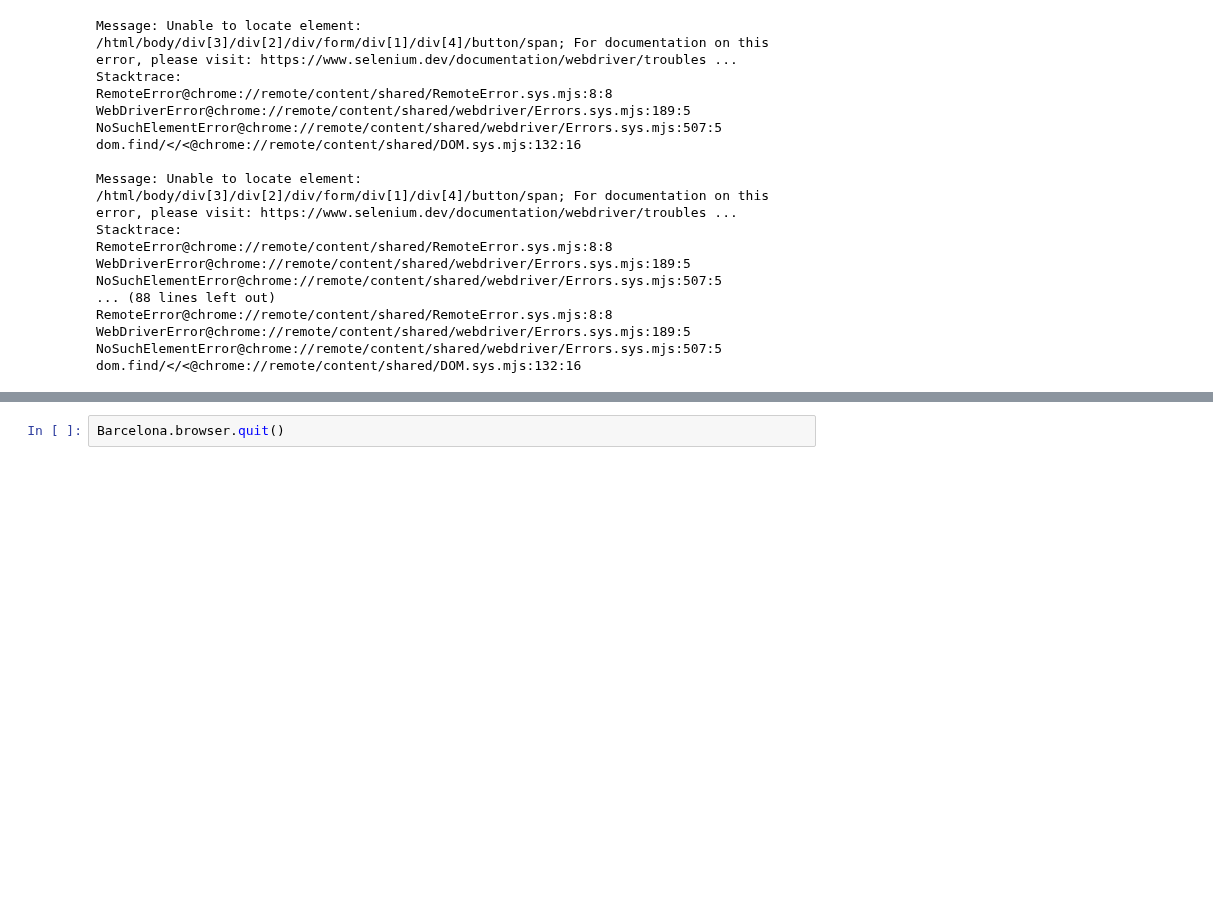
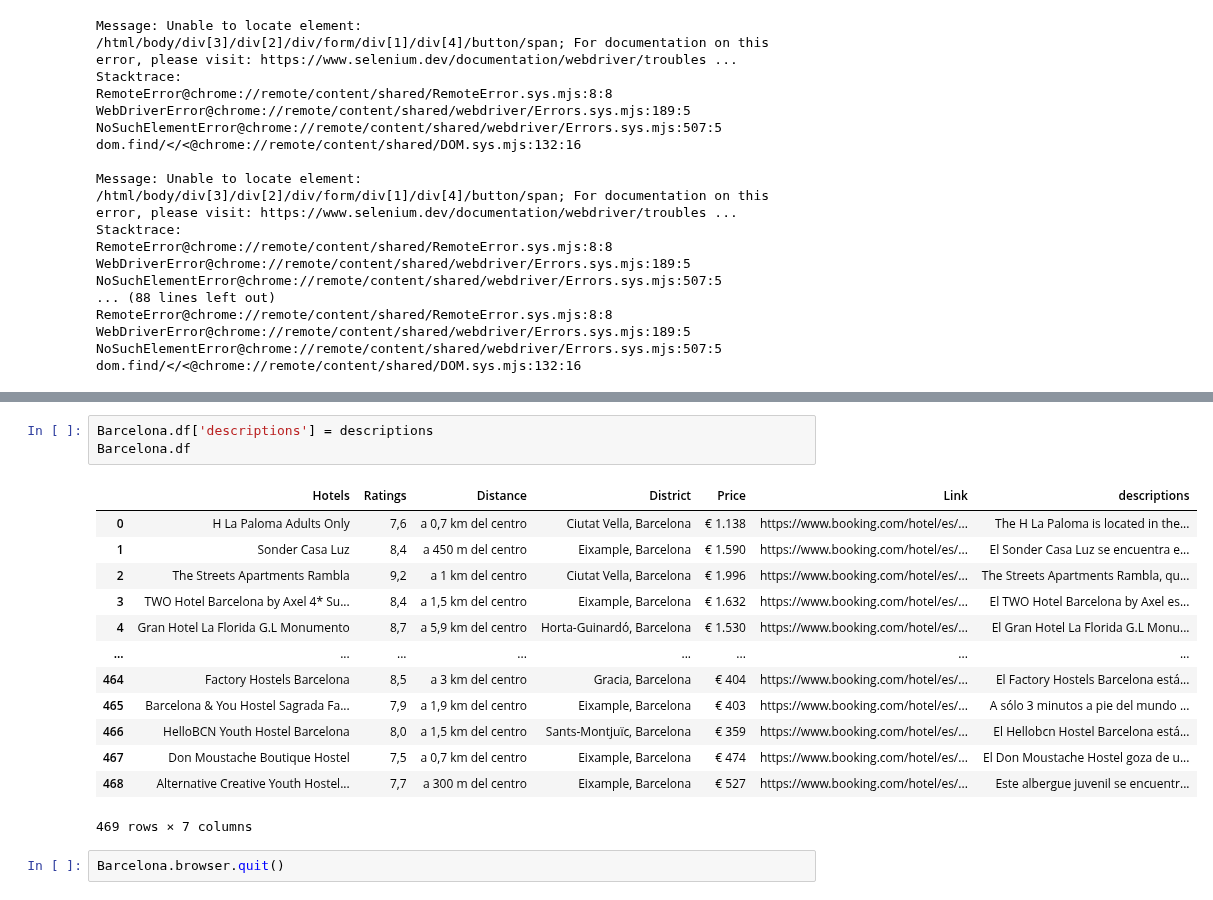
Before and after one commit to mgallon235/Bookings, a Jupyter notebook: mikel_folder/mikel_draft.ipynb, the cells around one changed output, grey strips where cells are left out. Saved outputs shown, nothing was run; the diff lists cells and outputs as text; blank space fills up the shorter version.

```diff
--- a/mikel_folder/mikel_draft.ipynb
+++ b/mikel_folder/mikel_draft.ipynb
@@ -109,2 +109,19 @@ df_pd[0:50]
+# %%
+Barcelona.df['descriptions'] = descriptions
+Barcelona.df
+# %% [output]
+|  | Hotels | Ratings | Distance | District | Price | Link | descriptions |
+| 0 | H La Paloma Adults Only | 7,6 | a 0,7 km del centro | Ciutat Vella, Barcelona | € 1.138 | https://www.booking.com/hotel/es/... | The H La Paloma is located in the... |
+| 1 | Sonder Casa Luz | 8,4 | a 450 m del centro | Eixample, Barcelona | € 1.590 | https://www.booking.com/hotel/es/... | El Sonder Casa Luz se encuentra e... |
+| 2 | The Streets Apartments Rambla | 9,2 | a 1 km del centro | Ciutat Vella, Barcelona | € 1.996 | https://www.booking.com/hotel/es/... | The Streets Apartments Rambla, qu... |
+| 3 | TWO Hotel Barcelona by Axel 4* Su... | 8,4 | a 1,5 km del centro | Eixample, Barcelona | € 1.632 | https://www.booking.com/hotel/es/... | El TWO Hotel Barcelona by Axel es... |
+| 4 | Gran Hotel La Florida G.L Monumento | 8,7 | a 5,9 km del centro | Horta-Guinardó, Barcelona | € 1.530 | https://www.booking.com/hotel/es/... | El Gran Hotel La Florida G.L Monu... |
+| ... | ... | ... | ... | ... | ... | ... | ... |
+| 464 | Factory Hostels Barcelona | 8,5 | a 3 km del centro | Gracia, Barcelona | € 404 | https://www.booking.com/hotel/es/... | El Factory Hostels Barcelona está... |
+| 465 | Barcelona & You Hostel Sagrada Fa... | 7,9 | a 1,9 km del centro | Eixample, Barcelona | € 403 | https://www.booking.com/hotel/es/... | A sólo 3 minutos a pie del mundo ... |
+| 466 | HelloBCN Youth Hostel Barcelona | 8,0 | a 1,5 km del centro | Sants-Montjuïc, Barcelona | € 359 | https://www.booking.com/hotel/es/... | El Hellobcn Hostel Barcelona está... |
+| 467 | Don Moustache Boutique Hostel | 7,5 | a 0,7 km del centro | Eixample, Barcelona | € 474 | https://www.booking.com/hotel/es/... | El Don Moustache Hostel goza de u... |
+| 468 | Alternative Creative Youth Hostel... | 7,7 | a 300 m del centro | Eixample, Barcelona | € 527 | https://www.booking.com/hotel/es/... | Este albergue juvenil se encuentr... |
+469 rows × 7 columns
 # %%
 Barcelona.browser.quit()
```
Also changed, not shown: parts of 5 cells of this notebook, 2 other files.
